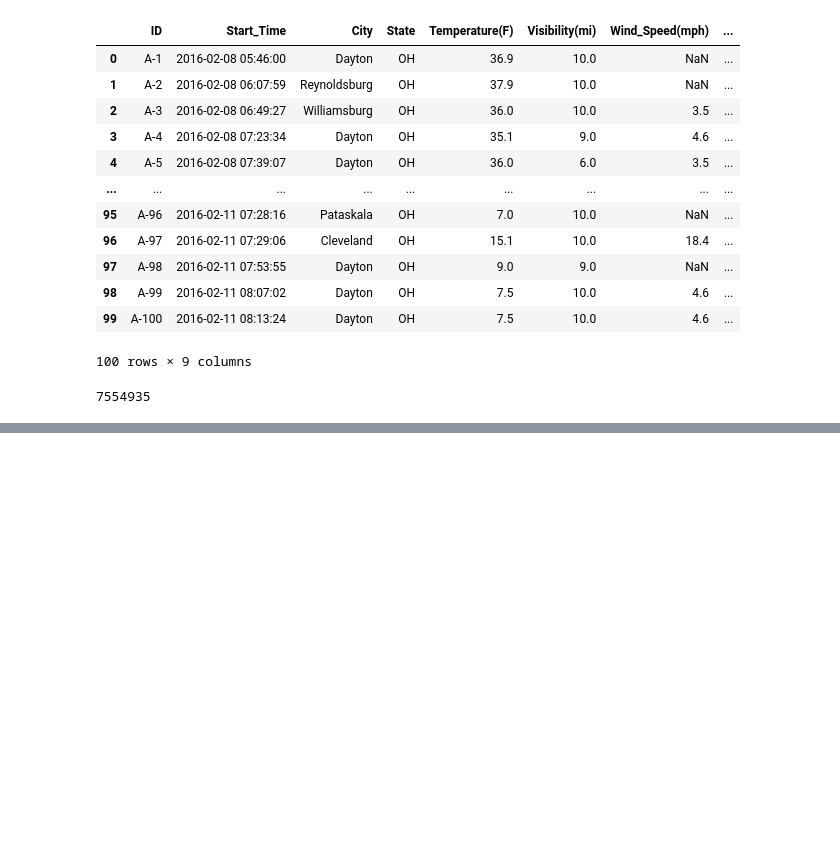
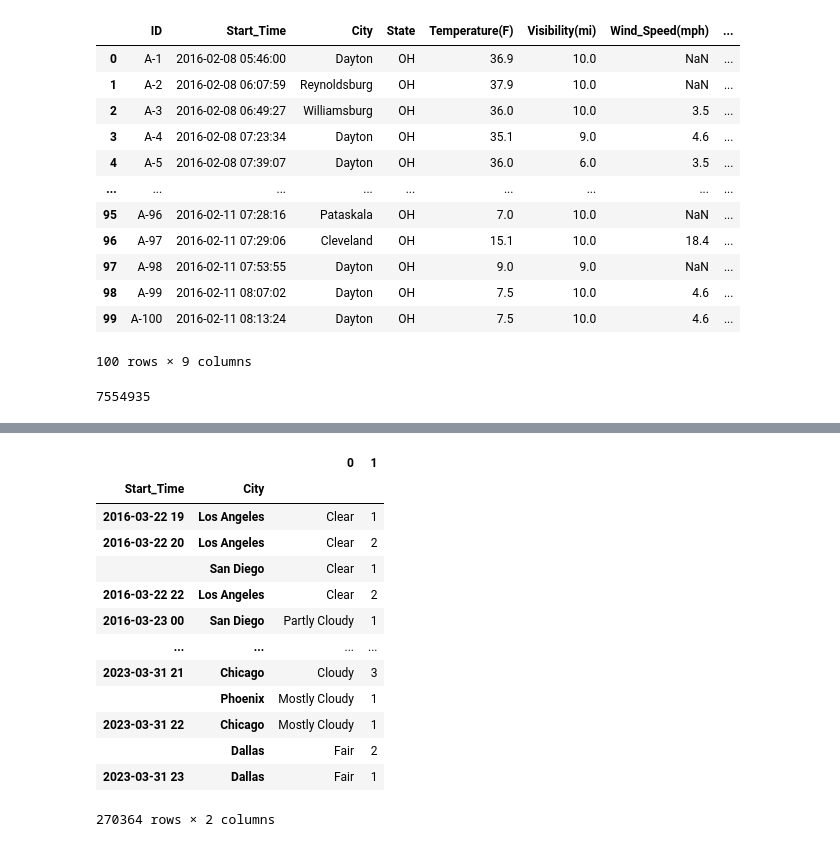
Before and after one commit to nicholasrouse/erdos2023, a Jupyter notebook: car_crashes.ipynb, the cells around one changed output, grey strips where cells are left out. Drawn from its saved outputs; the diff is of its cells as text; code cells hidden in the pictures; blank space fills up the shorter version.

```diff
--- a/car_crashes.ipynb
+++ b/car_crashes.ipynb
@@ -93,0 +101,21 @@ list(doc.groupby(["City", "Weather_Condition"]))
+# %%
+def most_common(df, column="Weather_Condition"):
+    return Series([df[column].mode()[0], len(df[column])])
+# %%
+aggregated = doc.groupby(["Start_Time", "City"]).apply(most_common)
+aggregated
+# %% [output]
+|  |  | 0 | 1 |
+| Start_Time | City |  |  |
+| 2016-03-22 19 | Los Angeles | Clear | 1 |
+| 2016-03-22 20 | Los Angeles | Clear | 2 |
+|  | San Diego | Clear | 1 |
+| 2016-03-22 22 | Los Angeles | Clear | 2 |
+| 2016-03-23 00 | San Diego | Partly Cloudy | 1 |
+| ... | ... | ... | ... |
+| 2023-03-31 21 | Chicago | Cloudy | 3 |
+|  | Phoenix | Mostly Cloudy | 1 |
+| 2023-03-31 22 | Chicago | Mostly Cloudy | 1 |
+|  | Dallas | Fair | 2 |
+| 2023-03-31 23 | Dallas | Fair | 1 |
+270364 rows × 2 columns
```
Also changed, not shown: parts of 8 cells of this notebook, 1 other file.
